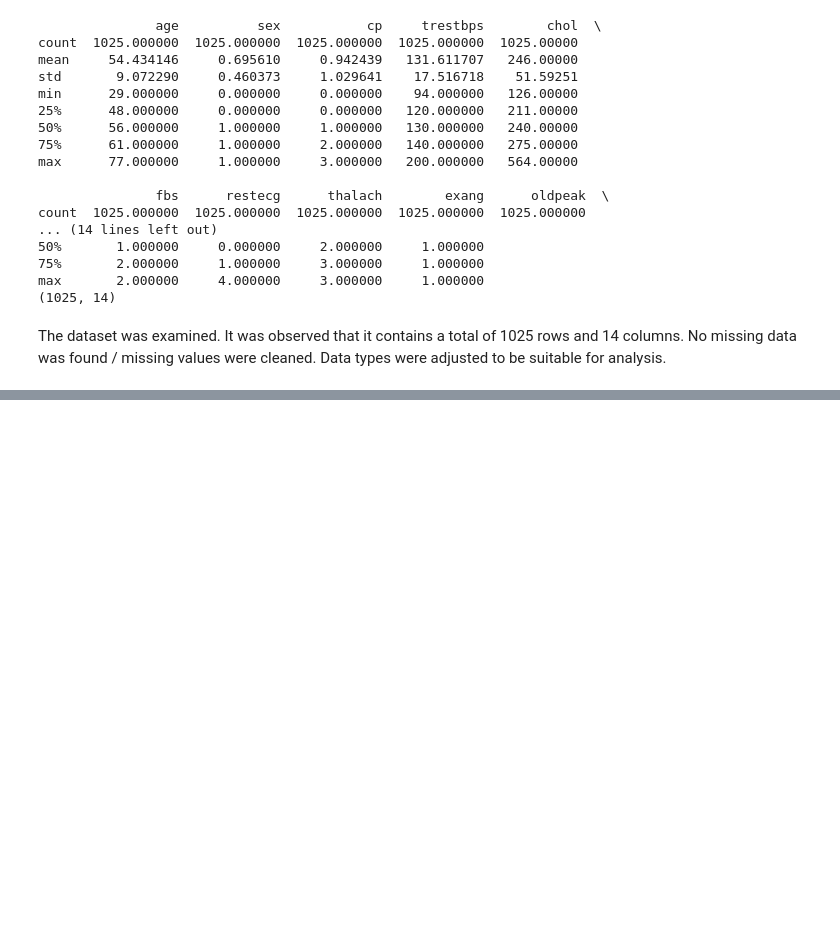
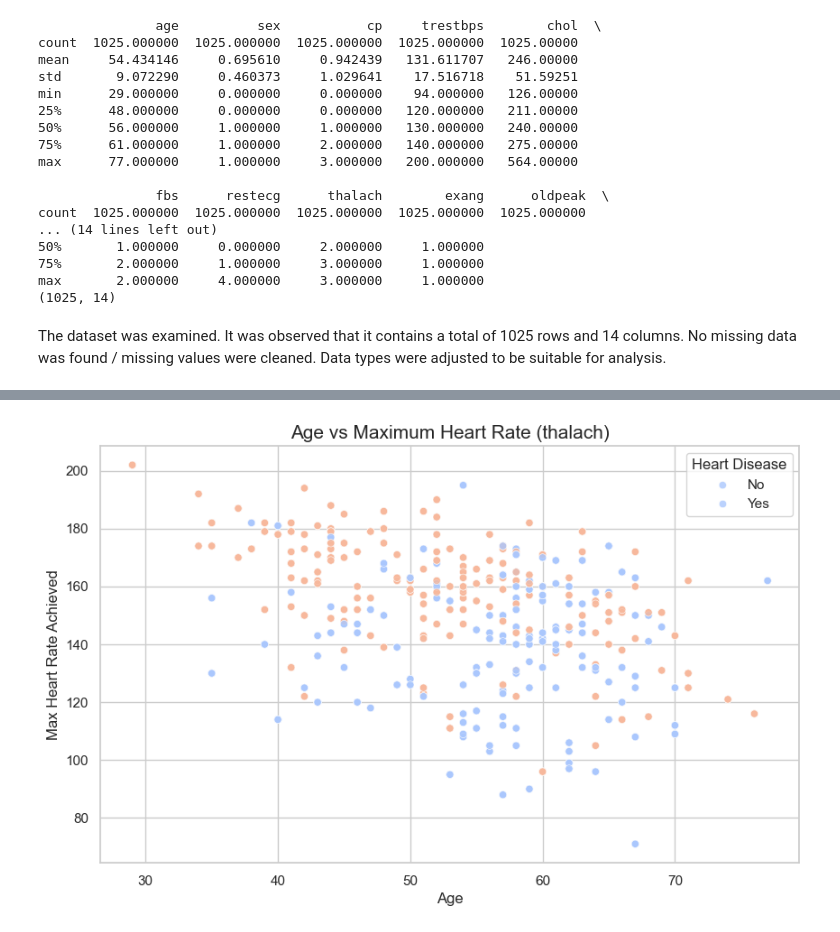
Before and after one commit to erdemersozlu/The-Data-Foundation-Medical-Insights-EDA, a Jupyter notebook: notebooks/EDA_Analysis.ipynb, the cells around one changed output, grey strips where cells are left out. Drawn from its saved outputs; the diff is of its cells as text; code cells hidden in the pictures; blank space fills up the shorter version.

Commit message:
complete data preparation

```diff
--- a/notebooks/EDA_Analysis.ipynb
+++ b/notebooks/EDA_Analysis.ipynb
@@ -91,0 +103,12 @@ The dataset was examined. It was observed that it contains a total of 1025 rows
+# %%
+plt.figure()
+sns.scatterplot(x='age', y='thalach', data=df, hue='target', palette='coolwarm', alpha=0.8)
+plt.title('Age vs Maximum Heart Rate (thalach)', fontsize=15)
+plt.xlabel('Age', fontsize=12)
+plt.ylabel('Max Heart Rate Achieved', fontsize=12)
+plt.legend(title='Heart Disease', labels=['No', 'Yes'])
+plt.show()
+
+#yaş ilerledikçe maksimum kalp atış hızındaki değişim
+# %% [output]
+[figure, added]
```
Also changed, not shown: parts of 8 cells of this notebook, 1 other file.
